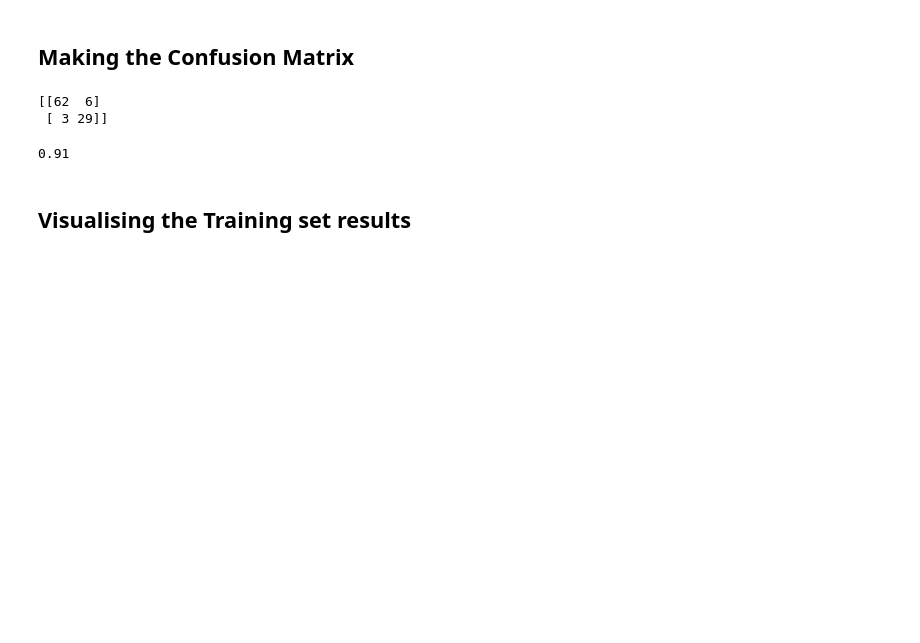
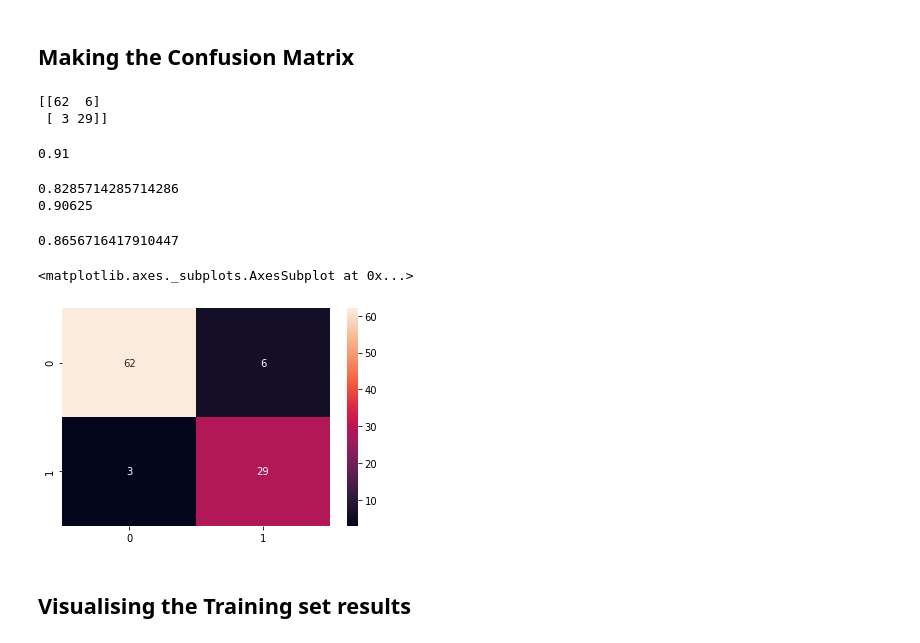
Before and after one commit to gauravpks/ml-repo, a Jupyter notebook: Part 3 - Classification/Decision Tree Classification/decision_tree_classification.ipynb, the cells around one changed output. Cells and saved outputs as stored; diff of their text form; code cells hidden in the pictures; blank space fills up the shorter version.

```diff
--- a/Part 3 - Classification/Decision Tree Classification/decision_tree_classification.ipynb
+++ b/Part 3 - Classification/Decision Tree Classification/decision_tree_classification.ipynb
@@ -222,6 +222,24 @@ accuracy_score(y_test, y_pred)
 [[62  6]
  [ 3 29]]
 0.91
+# %%
+from sklearn.metrics import precision_score, recall_score
+print(precision_score(y_test, y_pred))
+print(recall_score(y_test, y_pred))
+# %% [output]
+0.8285714285714286
+0.90625
+# %%
+from sklearn.metrics import f1_score
+f1_score(y_test, y_pred)
+# %% [output]
+0.8656716417910447
+# %%
+import seaborn as sns
+sns.heatmap(cm, annot=True)
+# %% [output]
+<matplotlib.axes._subplots.AxesSubplot at 0x...>
+[figure, added]
 # %% [markdown]
 ## Visualising the Training set results
 # %%
```
Also changed, not shown: parts of 2 cells of this notebook.
